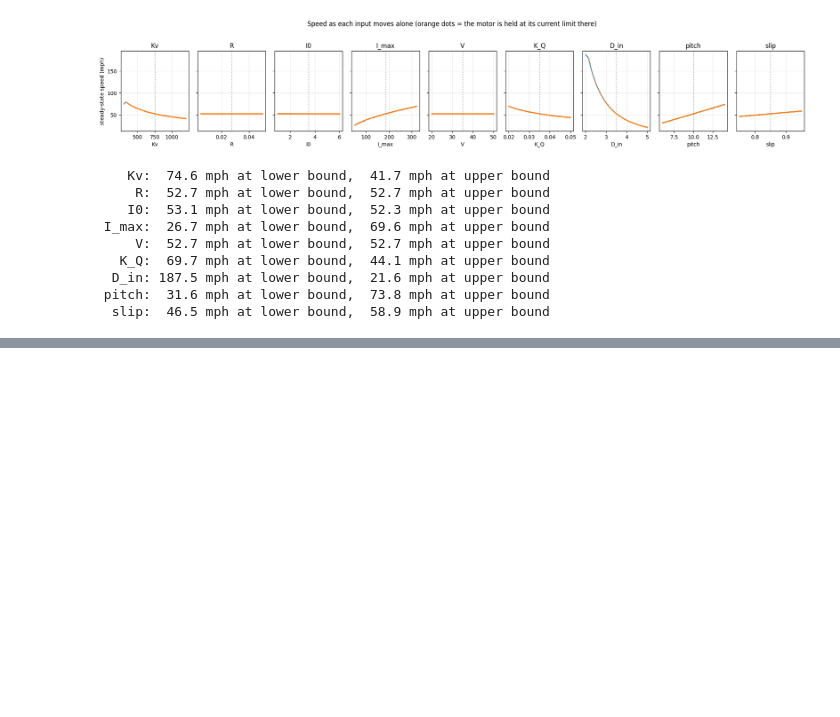
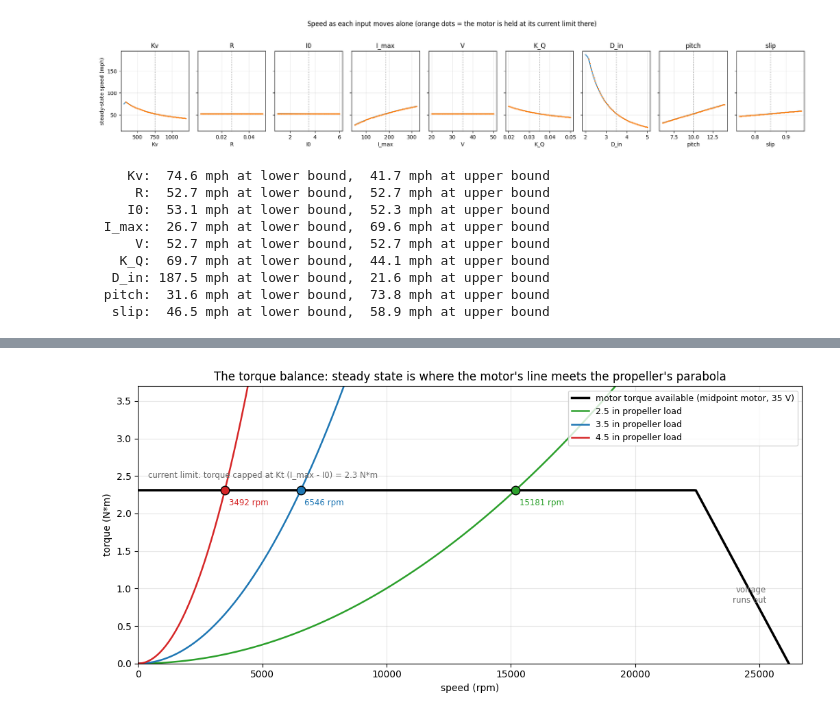
Before and after one commit to MarMar888/hav, a Jupyter notebook: optimization/willmarley.ipynb, the cells around one changed output, grey strips where cells are left out. Drawn from its saved outputs; the diff is of its cells as text; code cells hidden in the pictures; blank space fills up the shorter version.

```diff
--- a/optimization/willmarley.ipynb
+++ b/optimization/willmarley.ipynb
@@ -534,0 +550,29 @@ for name, (lo, hi) in SSM_BOUNDS.items():
+# %%
+mid = dict(SSM_MID)
+Kt_ = 60 / (2 * math.pi * mid["Kv"])
+rpm_free = mid["Kv"] * (mid["V"] - mid["I0"] * mid["R"])
+rpms = np.linspace(0, rpm_free, 400)
+avail = np.minimum(Kt_ * (mid["I_max"] - mid["I0"]),
+                   Kt_ * ((mid["V"] - rpms / mid["Kv"]) / mid["R"] - mid["I0"])).clip(0)
+
+fig, ax = plt.subplots(figsize=(10.5, 5))
+ax.plot(rpms, avail, color="black", lw=2.5, label=f"motor torque available (midpoint motor, {mid['V']:g} V)")
+for D, color in zip((2.5, 3.5, 4.5), ("tab:green", "tab:blue", "tab:red")):
+    load = mid["K_Q"] * RHO * (rpms / 60) ** 2 * (D * 0.0254) ** 5
+    ax.plot(rpms, load, color=color, lw=1.8, label=f"{D:g} in propeller load")
+    s_ = steady_state(**{**mid, "D_in": D})
+    ax.plot(s_["rpm"], s_["torque"], "o", ms=9, color=color, mec="black", zorder=5)
+    ax.annotate(f"{s_['rpm']:.0f} rpm", (s_["rpm"], s_["torque"]), xytext=(4, -16),
+                textcoords="offset points", fontsize=8.5, color=color)
+T_cap = Kt_ * (mid["I_max"] - mid["I0"])
+ax.text(rpm_free * 0.015, T_cap * 1.07, f"current limit: torque capped at Kt (I_max - I0) = {T_cap:.1f} N*m",
+        fontsize=8.5, color="dimgray")
+ax.text(rpm_free * 0.965, T_cap * 0.35, "voltage\nruns out", fontsize=8.5, color="dimgray", ha="right")
+ax.set(xlabel="speed (rpm)", ylabel="torque (N*m)", xlim=(0, rpm_free * 1.02), ylim=(0, T_cap * 1.6),
+       title="The torque balance: steady state is where the motor's line meets the propeller's parabola")
+ax.grid(alpha=0.3)
+ax.legend(loc="upper right", fontsize=9)
+plt.tight_layout()
+plt.show()
+# %% [output]
+[figure, added]
```
Also changed, not shown: parts of 3 cells of this notebook, 3 other files.
